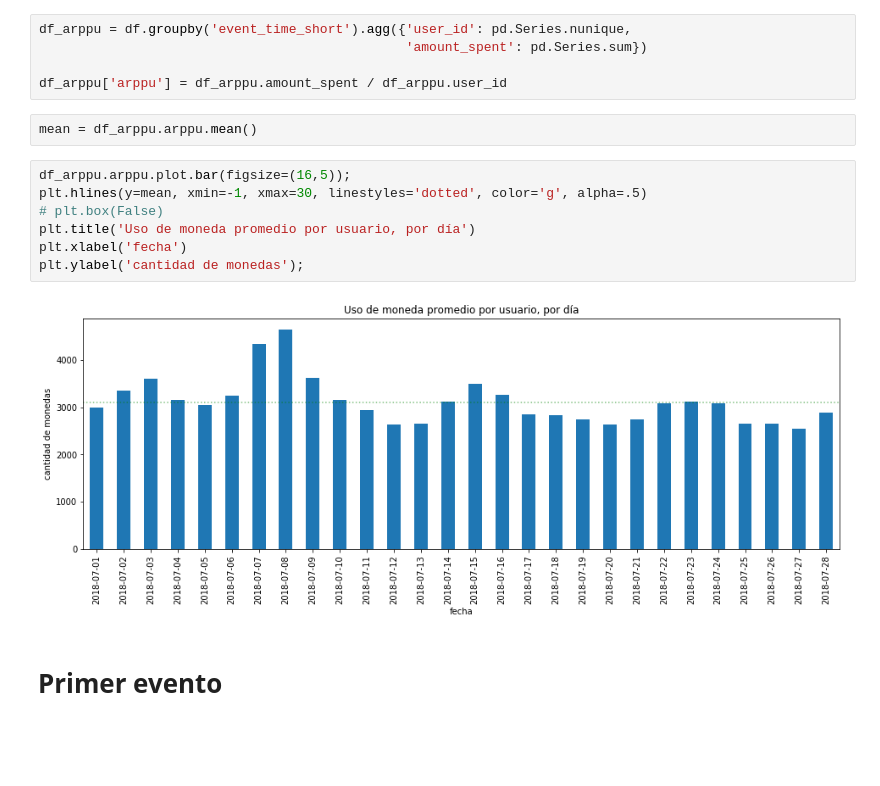
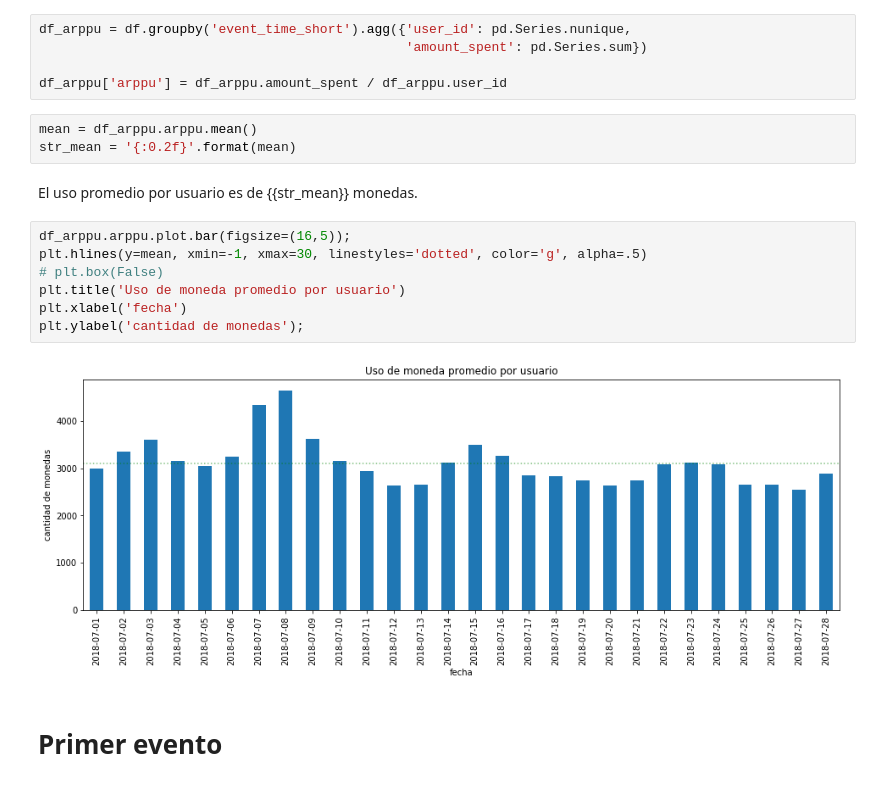
Before and after one commit to melik-data-challenges/etermax-challenge, a Jupyter notebook: etermax-challenge.ipynb, the cells around one changed output. Drawn from its saved outputs; the diff is of its cells as text; blank space fills up the shorter version.

```diff
--- a/etermax-challenge.ipynb
+++ b/etermax-challenge.ipynb
@@ -100,15 +100,18 @@ df_arppu = df.groupby('event_time_short').agg({'user_id': pd.Series.nunique,
 df_arppu['arppu'] = df_arppu.amount_spent / df_arppu.user_id
 # %%
 mean = df_arppu.arppu.mean()
+str_mean = '{:0.2f}'.format(mean)
+# %% [markdown]
+El uso promedio por usuario es de {{str_mean}} monedas.
 # %%
 df_arppu.arppu.plot.bar(figsize=(16,5));
 plt.hlines(y=mean, xmin=-1, xmax=30, linestyles='dotted', color='g', alpha=.5)
 # plt.box(False)
-plt.title('Uso de moneda promedio por usuario, por día')
+plt.title('Uso de moneda promedio por usuario')
 plt.xlabel('fecha')
 plt.ylabel('cantidad de monedas');
 # %% [output]
-[figure, old version]
+[figure, new version]
 # %% [markdown]
 # Primer evento
 # %%
```
Also changed, not shown: parts of 6 cells of this notebook, 1 other file.
